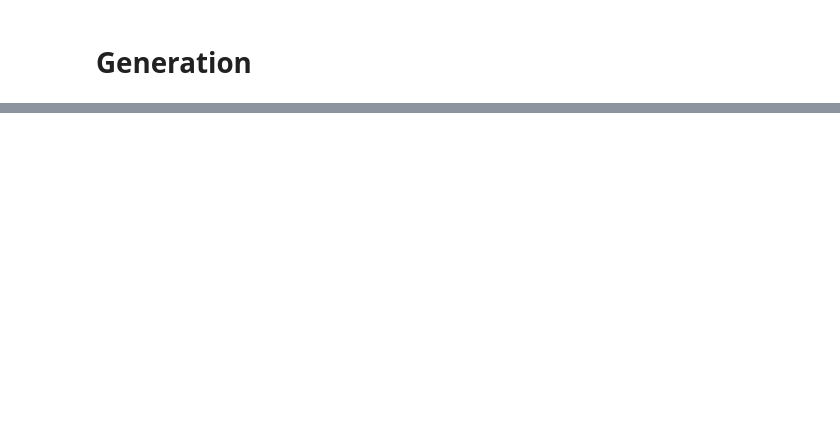
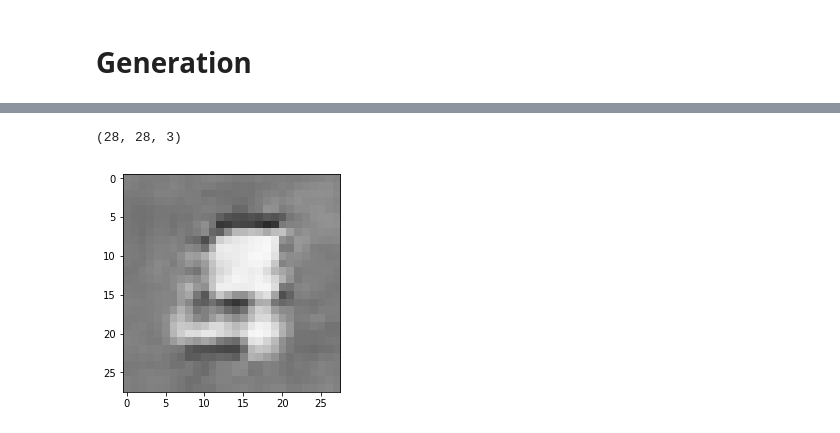
Before and after one commit to anshupandey/Generative-Adversial-Networks, a Jupyter notebook: GAN_keras_python_code.ipynb, the cells around one changed output, grey strips where cells are left out. Cells and saved outputs as stored; diff of their text form; code cells hidden in the pictures; blank space fills up the shorter version.

```diff
--- a/GAN_keras_python_code.ipynb
+++ b/GAN_keras_python_code.ipynb
@@ -106,0 +146,10 @@ Image(img)
+# %%
+img = cv2.imread("generated_image.png")
+img.shape
+# %% [output]
+(28, 28, 3)
+# %%
+plt.imshow(img)
+plt.show()
+# %% [output]
+[figure, added]
```
Also changed, not shown: parts of 5 cells of this notebook.
